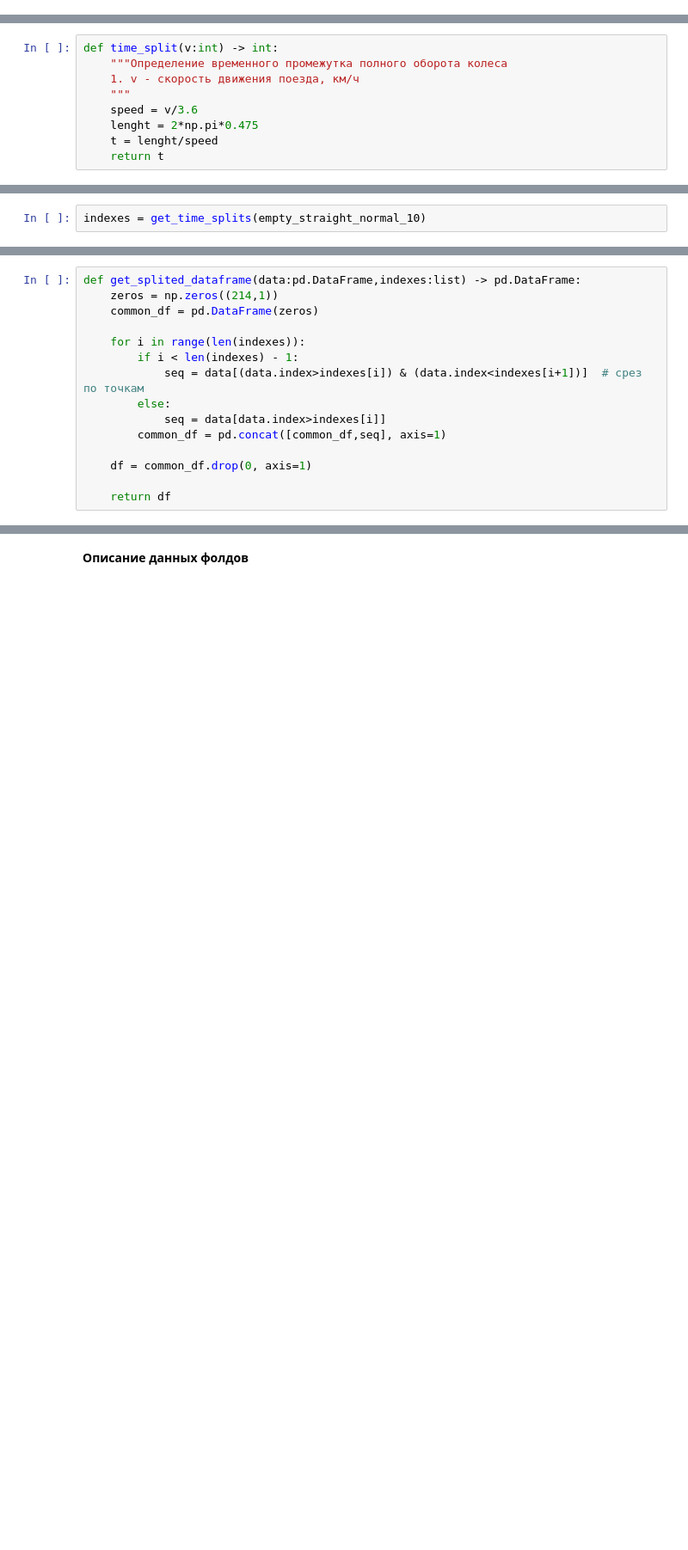
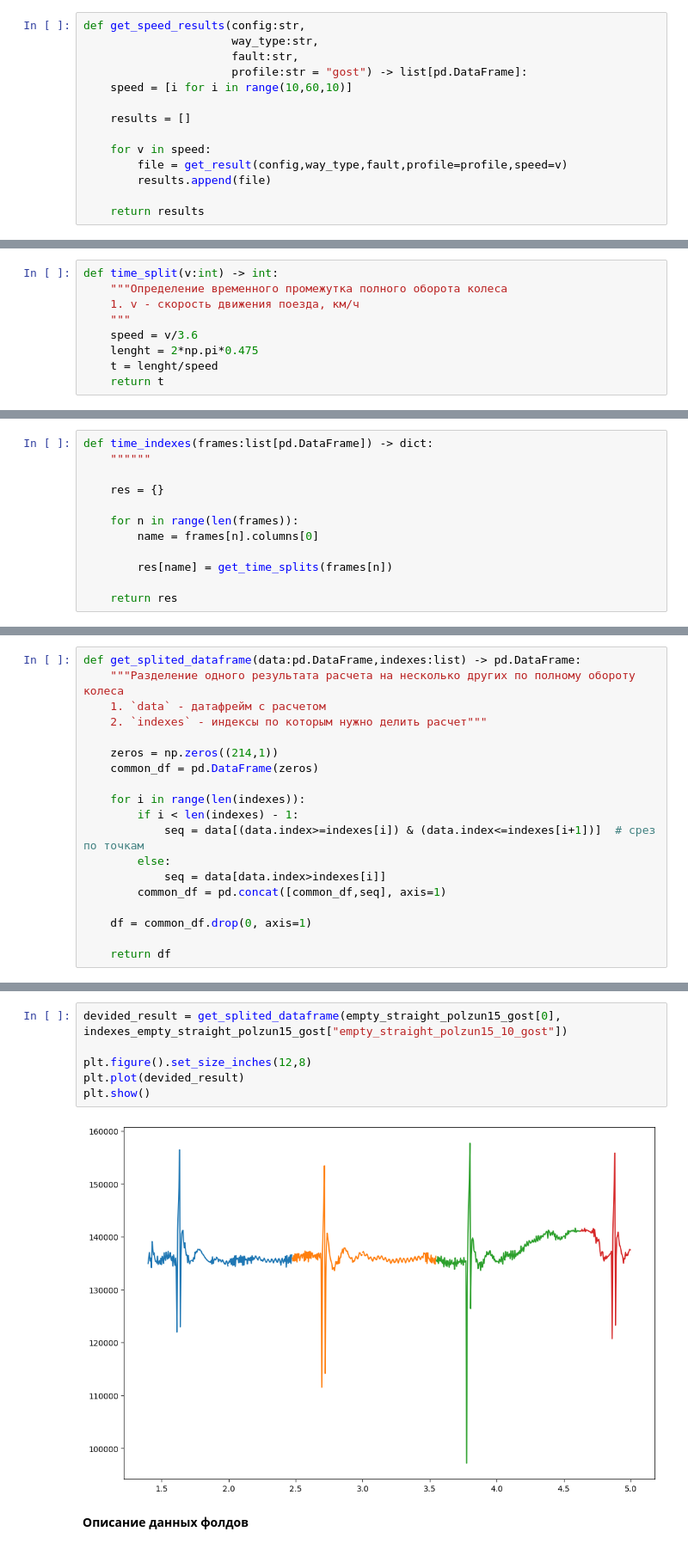
Before and after one commit to daniilgorenkov/Dissertation, a Jupyter notebook: observe.ipynb, the cells around one changed output, grey strips where cells are left out. Shown at 86% size. Saved outputs shown, nothing was run; the diff lists cells and outputs as text; blank space fills up the shorter version.

```diff
--- a/observe.ipynb
+++ b/observe.ipynb
@@ -114,0 +109,14 @@ empty_straight_normal_10.columns[0]
+# %%
+def get_speed_results(config:str,
+                      way_type:str,
+                      fault:str,
+                      profile:str = "gost") -> list[pd.DataFrame]:
+    speed = [i for i in range(10,60,10)]
+
+    results = []
+
+    for v in speed:
+        file = get_result(config,way_type,fault,profile=profile,speed=v)
+        results.append(file)
+
+    return results
@@ -150,5 +280,3 @@ def get_time_splits(data:pd.DataFrame) -> list:
         res.append(start_point)
 
     return res
-# %%
-indexes = get_time_splits(empty_straight_normal_10)
@@ -186,0 +283,12 @@ empty_straight_normal_10[(empty_straight_normal_10.index>1.4) & (empty_straight_
+# %%
+def time_indexes(frames:list[pd.DataFrame]) -> dict:
+    """"""
+
+    res = {}
+
+    for n in range(len(frames)):
+        name = frames[n].columns[0]
+
+        res[name] = get_time_splits(frames[n])
+
+    return res
@@ -187,11 +451,15 @@ empty_straight_normal_10[(empty_straight_normal_10.index>1.4) & (empty_straight_
 # %%
 def get_splited_dataframe(data:pd.DataFrame,indexes:list) -> pd.DataFrame:
+    """Разделение одного результата расчета на несколько других по полному обороту колеса
+    1. `data` - датафрейм с расчетом
+    2. `indexes` - индексы по которым нужно делить расчет"""
+
     zeros = np.zeros((214,1))
     common_df = pd.DataFrame(zeros)
 
     for i in range(len(indexes)):
         if i < len(indexes) - 1:
-            seq = data[(data.index>indexes[i]) & (data.index<indexes[i+1])]  # срез по точкам
+            seq = data[(data.index>=indexes[i]) & (data.index<=indexes[i+1])]  # срез по точкам
         else:
             seq = data[data.index>indexes[i]]
         common_df = pd.concat([common_df,seq], axis=1)
@@ -207,3 +470,11 @@ get_splited_dataframe(empty_straight_normal_10, indexes).plot()
+# %%
+devided_result = get_splited_dataframe(empty_straight_polzun15_gost[0], indexes_empty_straight_polzun15_gost["empty_straight_polzun15_10_gost"])
+
+plt.figure().set_size_inches(12,8)
+plt.plot(devided_result)
+plt.show()
+# %% [output]
+[figure, added]
 # %% [markdown]
 **Описание данных фолдов**
 # %%
```
Also changed, not shown: parts of 15 cells of this notebook.
